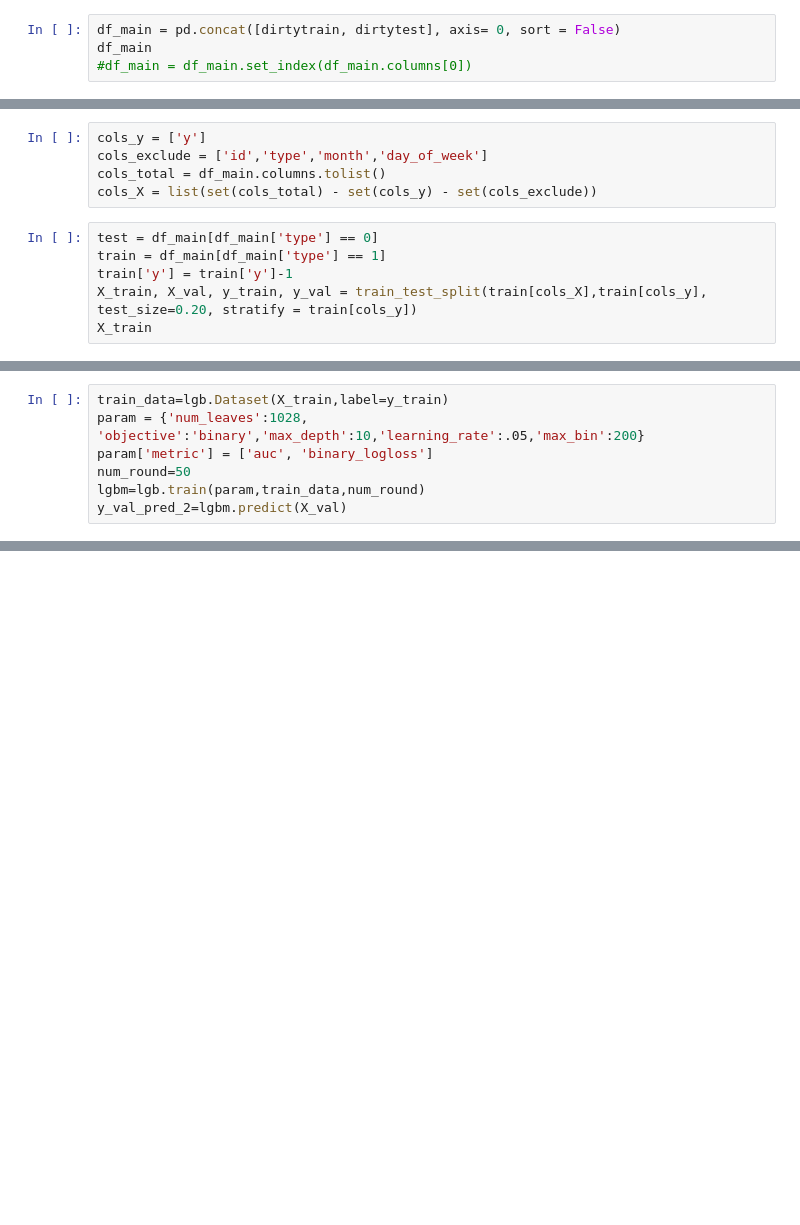
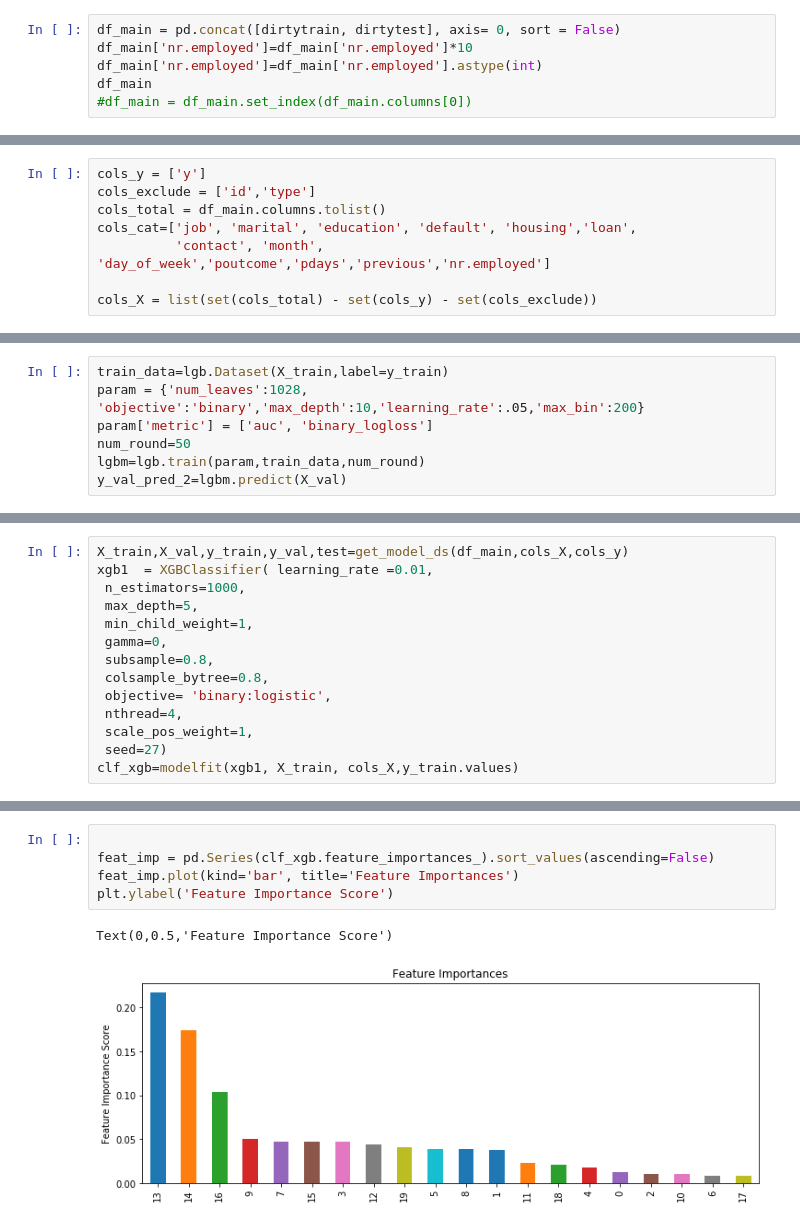
Before and after one commit to AnkithaGiridhar/DSC-Manipal-Task-Phase-2019, a Jupyter notebook: DSC Kaggle.ipynb, the cells around one changed output, grey strips where cells are left out. Cells and saved outputs as stored; diff of their text form; blank space fills up the shorter version.

```diff
--- a/DSC Kaggle.ipynb
+++ b/DSC Kaggle.ipynb
@@ -105,6 +107,8 @@ a
 set()
 # %%
 df_main = pd.concat([dirtytrain, dirtytest], axis= 0, sort = False)
+df_main['nr.employed']=df_main['nr.employed']*10
+df_main['nr.employed']=df_main['nr.employed'].astype(int)
 df_main
 #df_main = df_main.set_index(df_main.columns[0])
 # %% [output]
@@ -155,12 +161,9 @@ df_main
 #profile.to_file(output_file="output.html")
 # %%
 cols_y = ['y']
-cols_exclude = ['id','type','month','day_of_week']
+cols_exclude = ['id','type']
 cols_total = df_main.columns.tolist()
+cols_cat=['job', 'marital', 'education', 'default', 'housing','loan',
+          'contact', 'month', 'day_of_week','poutcome','pdays','previous','nr.employed']
+
 cols_X = list(set(cols_total) - set(cols_y) - set(cols_exclude))
-# %%
-test = df_main[df_main['type'] == 0]
-train = df_main[df_main['type'] == 1]
-train['y'] = train['y']-1
-X_train, X_val, y_train, y_val = train_test_split(train[cols_X],train[cols_y], test_size=0.20, stratify = train[cols_y])
-X_train
@@ -237,0 +533,14 @@ test2[['id','y']].to_csv(index = False, path_or_buf = 'A:/MEEEEE/My Work/DSC/out
+# %%
+X_train,X_val,y_train,y_val,test=get_model_ds(df_main,cols_X,cols_y)
+xgb1  = XGBClassifier( learning_rate =0.01,
+ n_estimators=1000,
+ max_depth=5,
+ min_child_weight=1,
+ gamma=0,
+ subsample=0.8,
+ colsample_bytree=0.8,
+ objective= 'binary:logistic',
+ nthread=4,
+ scale_pos_weight=1,
+ seed=27)
+clf_xgb=modelfit(xgb1, X_train, cols_X,y_train.values)
@@ -237,0 +559,8 @@ test2[['id','y']].to_csv(index = False, path_or_buf = 'A:/MEEEEE/My Work/DSC/out
+# %%
+
+feat_imp = pd.Series(clf_xgb.feature_importances_).sort_values(ascending=False)
+feat_imp.plot(kind='bar', title='Feature Importances')
+plt.ylabel('Feature Importance Score')
+# %% [output]
+Text(0,0.5,'Feature Importance Score')
+[figure, added]
```
Also changed, not shown: parts of 55 cells of this notebook.
